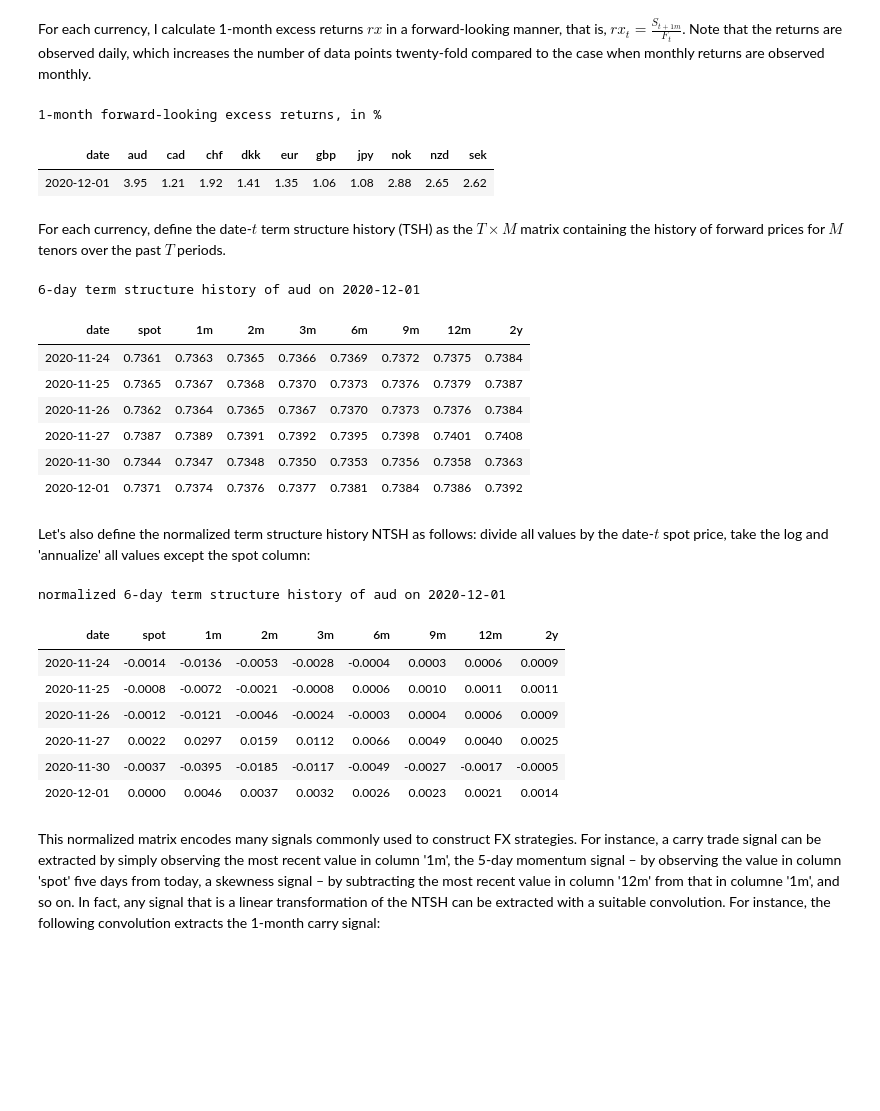
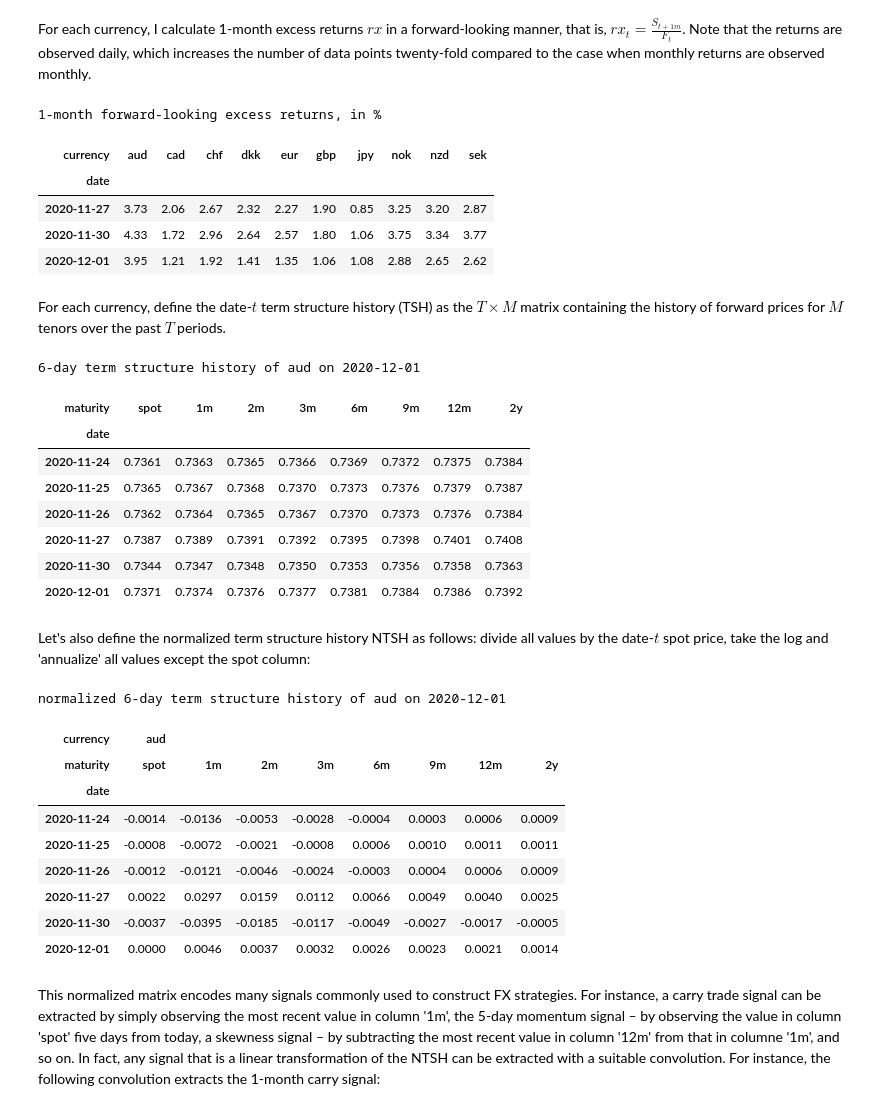
Before and after one commit to ipozdeev/fx-ml-strategies, a Jupyter notebook: demo.ipynb, the cells around one changed output. Saved outputs shown, nothing was run; the diff lists cells and outputs as text; code cells hidden in the pictures; blank space fills up the shorter version.

```diff
--- a/demo.ipynb
+++ b/demo.ipynb
@@ -8,9 +9,11 @@ from config import *
 
 from src.datafeed.downstream import get_fx_data
 # %%
+# helper to print dataframes nicely
 def style_time_series(df, n_tail=6, mult=1.0, precision=2):
-    _res = df.tail(n_tail).mul(mult).rename_axis(index="date").reset_index()\
-        .style.format({"date": "{:%Y-%m-%d}"}, precision=precision).hide()
+    _res = df.tail(n_tail).mul(mult).rename_axis(index="date")
+    _res.index = _res.index.strftime("%Y-%m-%d")
+    _res = _res.style.format(precision=precision)
     return _res
 # %%
 # load data
@@ -20,11 +23,14 @@ For each currency, I calculate 1-month excess returns $rx$ in a forward-looking
 # %%
 rx = data["excess_returns"]
 
 print("1-month forward-looking excess returns, in %")
-display(style_time_series(rx.loc[["2020-12-01"]], n_tail=1, mult=100))
+display(style_time_series(rx.loc[:"2020-12-01"], n_tail=3, mult=100))
 # %% [output]
 1-month forward-looking excess returns, in %
-| date | aud | cad | chf | dkk | eur | gbp | jpy | nok | nzd | sek |
+| currency | aud | cad | chf | dkk | eur | gbp | jpy | nok | nzd | sek |
+| date |  |  |  |  |  |  |  |  |  |  |
+| 2020-11-27 | 3.73 | 2.06 | 2.67 | 2.32 | 2.27 | 1.90 | 0.85 | 3.25 | 3.20 | 2.87 |
+| 2020-11-30 | 4.33 | 1.72 | 2.96 | 2.64 | 2.57 | 1.80 | 1.06 | 3.75 | 3.34 | 3.77 |
 | 2020-12-01 | 3.95 | 1.21 | 1.92 | 1.41 | 1.35 | 1.06 | 1.08 | 2.88 | 2.65 | 2.62 |
 # %% [markdown]
 For each currency, define the date-$t$ term structure history (TSH) as the $T \times M$ matrix containing the history of forward prices for $M$ tenors over the past $T$ periods.
@@ -41,7 +47,8 @@ display(
 )
 # %% [output]
 6-day term structure history of aud on 2020-12-01
-| date | spot | 1m | 2m | 3m | 6m | 9m | 12m | 2y |
+| maturity | spot | 1m | 2m | 3m | 6m | 9m | 12m | 2y |
+| date |  |  |  |  |  |  |  |  |
 | 2020-11-24 | 0.7361 | 0.7363 | 0.7365 | 0.7366 | 0.7369 | 0.7372 | 0.7375 | 0.7384 |
 | 2020-11-25 | 0.7365 | 0.7367 | 0.7368 | 0.7370 | 0.7373 | 0.7376 | 0.7379 | 0.7387 |
 | 2020-11-26 | 0.7362 | 0.7364 | 0.7365 | 0.7367 | 0.7370 | 0.7373 | 0.7376 | 0.7384 |
@@ -72,14 +78,16 @@ print("normalized 6-day term structure history of aud on 2020-12-01")
 display(
     style_time_series(
         normalize_term_structure(
-            data["term_structure_history"].loc[:"2020-12-01", "aud"].tail(6)
+            data["term_structure_history"].loc[:"2020-12-01", ["aud"]].tail(6)
         ),
         precision=4
     ).background_gradient(cmap='Reds')
 )
 # %% [output]
 normalized 6-day term structure history of aud on 2020-12-01
-| date | spot | 1m | 2m | 3m | 6m | 9m | 12m | 2y |
+| currency | aud |  |  |  |  |  |  |  |
+| maturity | spot | 1m | 2m | 3m | 6m | 9m | 12m | 2y |
+| date |  |  |  |  |  |  |  |  |
 | 2020-11-24 | -0.0014 | -0.0136 | -0.0053 | -0.0028 | -0.0004 | 0.0003 | 0.0006 | 0.0009 |
 | 2020-11-25 | -0.0008 | -0.0072 | -0.0021 | -0.0008 | 0.0006 | 0.0010 | 0.0011 | 0.0011 |
 | 2020-11-26 | -0.0012 | -0.0121 | -0.0046 | -0.0024 | -0.0003 | 0.0004 | 0.0006 | 0.0009 |
```
Also changed, not shown: parts of 11 cells of this notebook.
